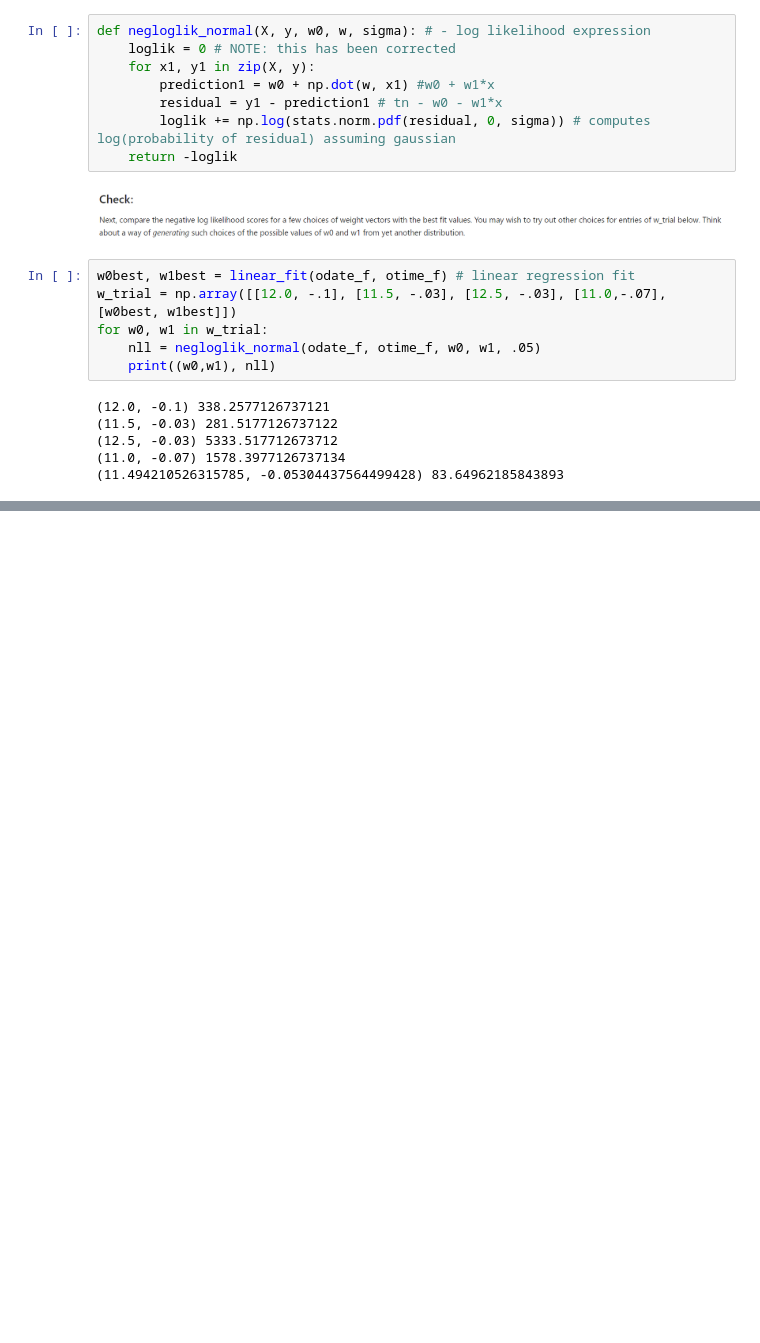
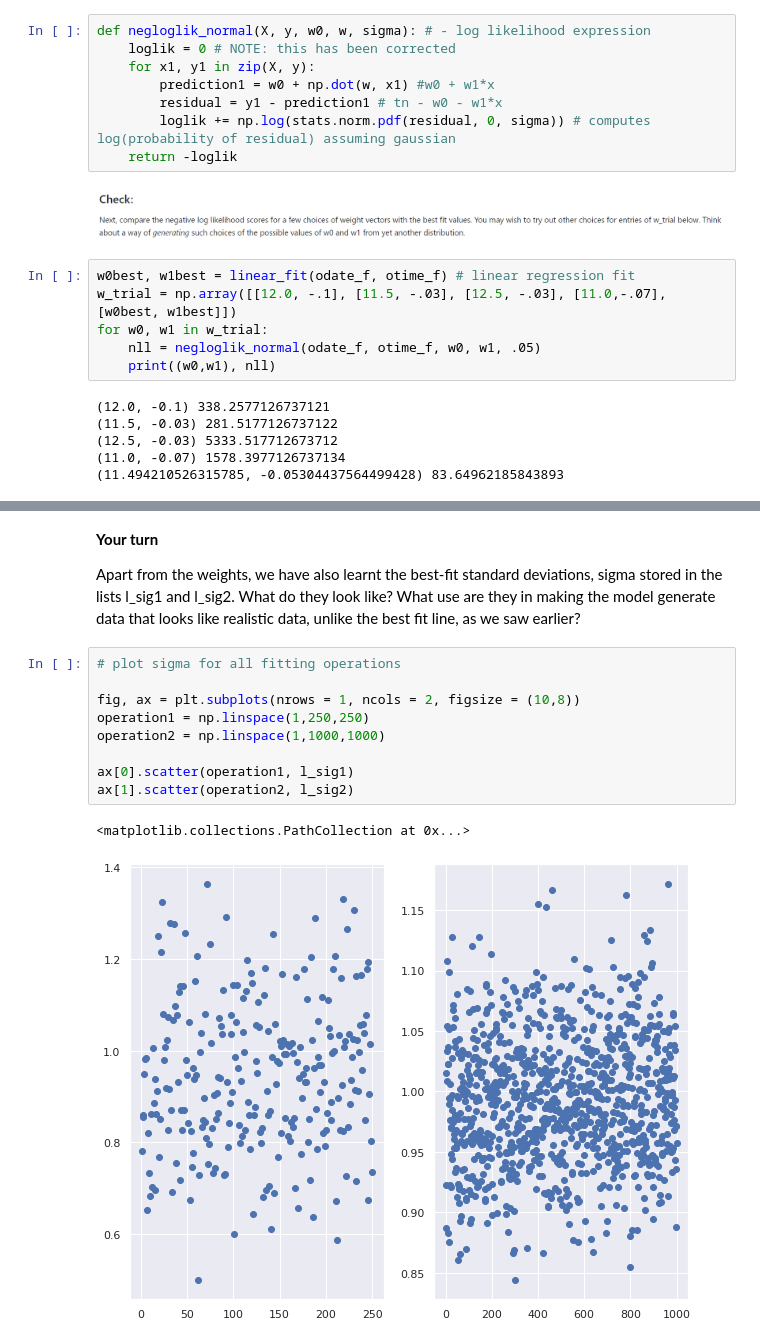
Before and after one commit to steveLim0928/Foundation-in-ML, a Jupyter notebook: Probabilistic_approach_to_learning.ipynb, the cells around one changed output, grey strips where cells are left out. Drawn from its saved outputs; the diff is of its cells as text; blank space fills up the shorter version.

```diff
--- a/Probabilistic_approach_to_learning.ipynb
+++ b/Probabilistic_approach_to_learning.ipynb
@@ -195,0 +290,16 @@ for w0, w1 in w_trial:
+# %% [markdown]
+**Your turn**
+
+Apart from the weights, we have also learnt the best-fit standard deviations, sigma stored in the lists l_sig1 and l_sig2. What do they look like? What use are they in making the model generate data that looks like realistic data, unlike the best fit line, as we saw earlier?
+# %%
+# plot sigma for all fitting operations
+
+fig, ax = plt.subplots(nrows = 1, ncols = 2, figsize = (10,8))
+operation1 = np.linspace(1,250,250)
+operation2 = np.linspace(1,1000,1000)
+
+ax[0].scatter(operation1, l_sig1)
+ax[1].scatter(operation2, l_sig2)
+# %% [output]
+<matplotlib.collections.PathCollection at 0x...>
+[figure, added]
```
Also changed, not shown: parts of 35 cells of this notebook.
